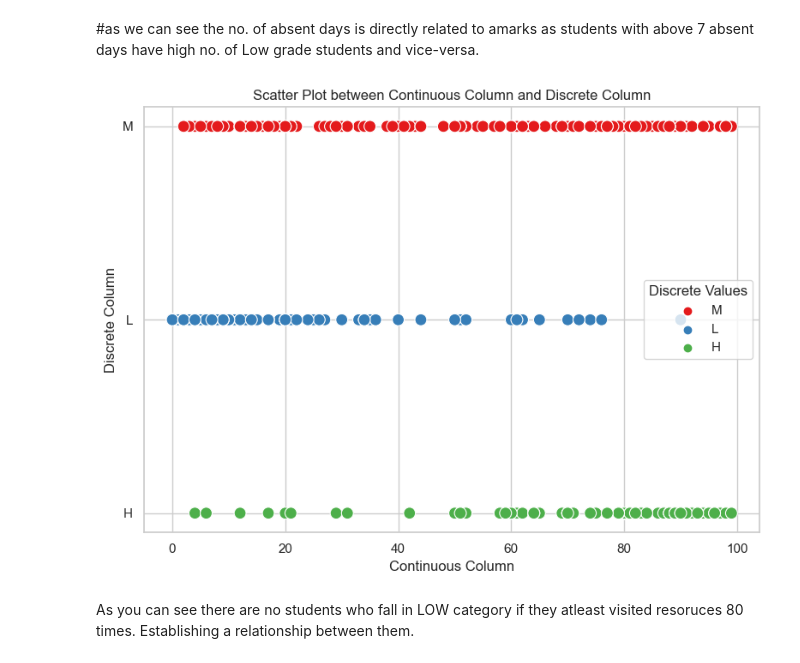
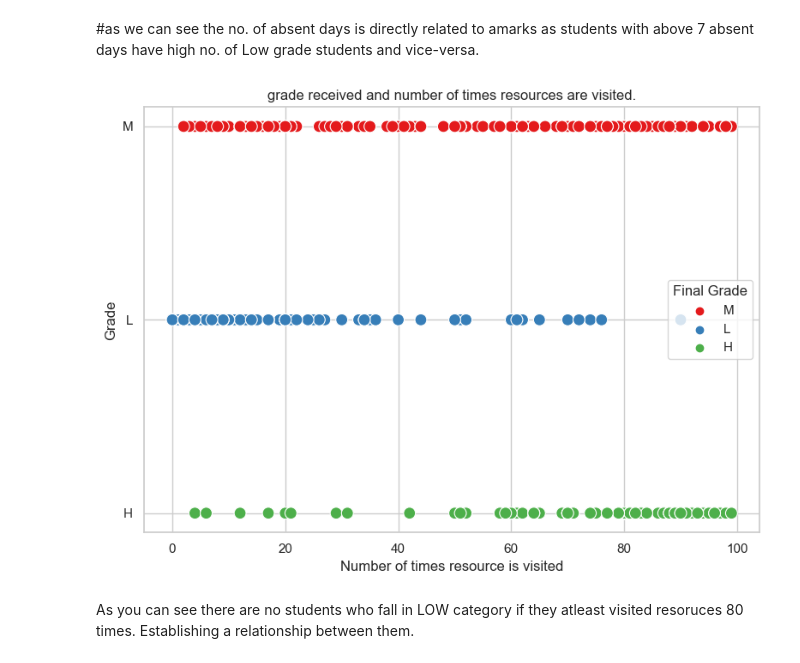
Before and after one commit to Ha-ri-ka/Student-Performance-Prediction, a Jupyter notebook: visualization.ipynb, the cells around one changed output. Drawn from its saved outputs; the diff is of its cells as text; code cells hidden in the pictures.

```diff
--- a/visualization.ipynb
+++ b/visualization.ipynb
@@ -96,29 +95,27 @@ plt.show()
 [figure]
 # %% [markdown]
 #as we can see the no. of absent days is directly related to amarks as students with above 7 absent days have high no. of Low grade students and vice-versa.
-# %%
-plt.figure(figsize=(8, 6))  # Set the size of the plot
-
-# You can choose different color palettes and styles based on your preference
-sns.set(style="whitegrid")
-
-# Create a scatter plot with 'Continuous Column' on the x-axis, 'Discrete Column' on the y-axis,
-# and color points based on the discrete values
-sns.scatterplot(x='VisITedResources', y='Class', hue='Class', data=df, palette='Set1', s=100)
-
-# Set labels and title for the plot
-plt.xlabel('Continuous Column')
-plt.ylabel('Discrete Column')
-plt.title('Scatter Plot between Continuous Column and Discrete Column')
-
-# Show the legend to display the mapping of colors to discrete values
-plt.legend(title='Discrete Values')
-
-# Show the plot
-plt.tight_layout()
-plt.show()
-# %% [output]
-[figure, removed]
+# %%
+plt.figure(figsize=(8, 6))
+
+
+sns.set(style="whitegrid")
+
+
+sns.scatterplot(x='VisITedResources', y='Class', hue='Class', data=df, palette='Set1', s=100)
+
+
+plt.xlabel('Number of times resource is visited')
+plt.ylabel('Grade')
+plt.title('grade received and number of times resources are visited.')
+
+plt.legend(title='Final Grade')
+
+
+plt.tight_layout()
+plt.show()
+# %% [output]
+[figure, added]
 # %% [markdown]
 As you can see there are no students who fall in LOW category if they atleast visited resoruces 80 times. Establishing a relationship between them.
 # %%
```
Also changed, not shown: parts of 9 cells of this notebook, 1 other file.
